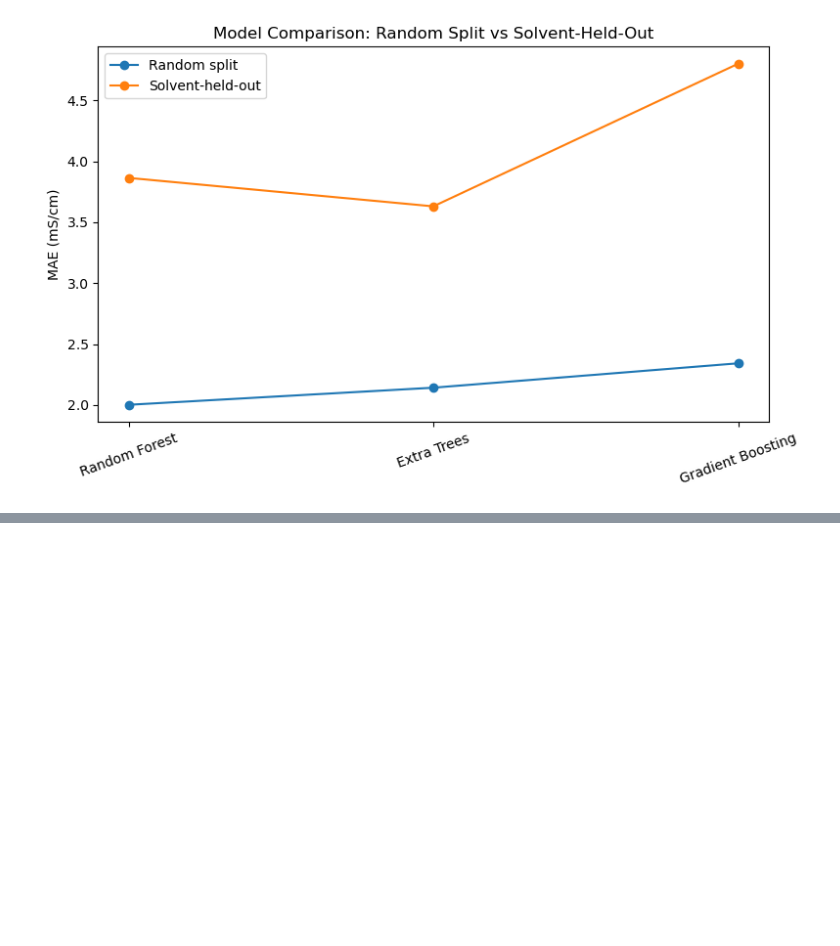
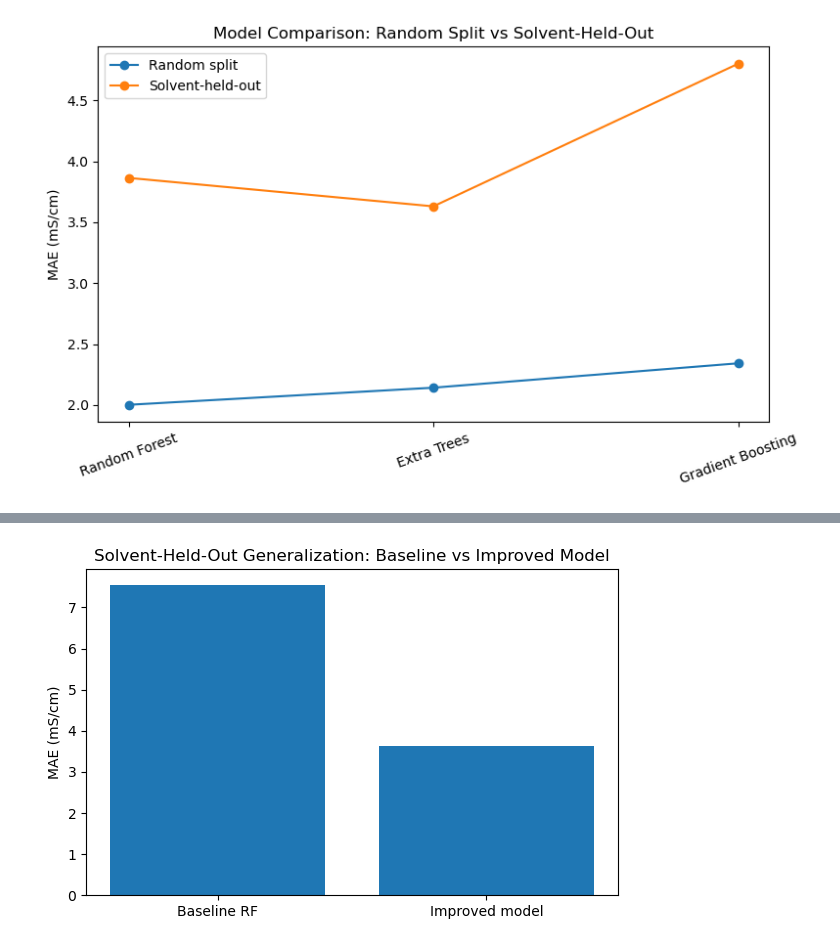
Before and after one commit to AJ-IITI/ML-Guided-Discovery-of-High-Performance-Electrolyte, a Jupyter notebook: notebooks/02_improved_conductivity_prediction.ipynb, the cells around one changed output, grey strips where cells are left out. Saved outputs shown, nothing was run; the diff lists cells and outputs as text; code cells hidden in the pictures; blank space fills up the shorter version.

```diff
--- a/notebooks/02_improved_conductivity_prediction.ipynb
+++ b/notebooks/02_improved_conductivity_prediction.ipynb
@@ -369,0 +406,16 @@ plt.show()
+# %%
+plt.figure(figsize=(6, 4))
+
+plt.bar(
+    baseline_vs_improved["Stage"],
+    baseline_vs_improved["MAE"]
+)
+
+plt.ylabel("MAE (mS/cm)")
+plt.title("Solvent-Held-Out Generalization: Baseline vs Improved Model")
+plt.tight_layout()
+
+plt.savefig("../outputs/figures/baseline_vs_improved_mae.png", dpi=300)
+plt.show()
+# %% [output]
+[figure, added]
```
Also changed, not shown: parts of 5 cells of this notebook, 9 other files.
